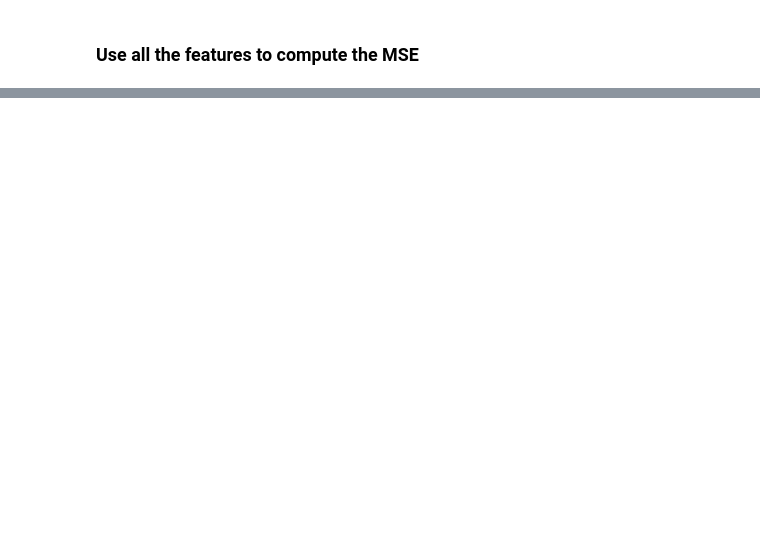
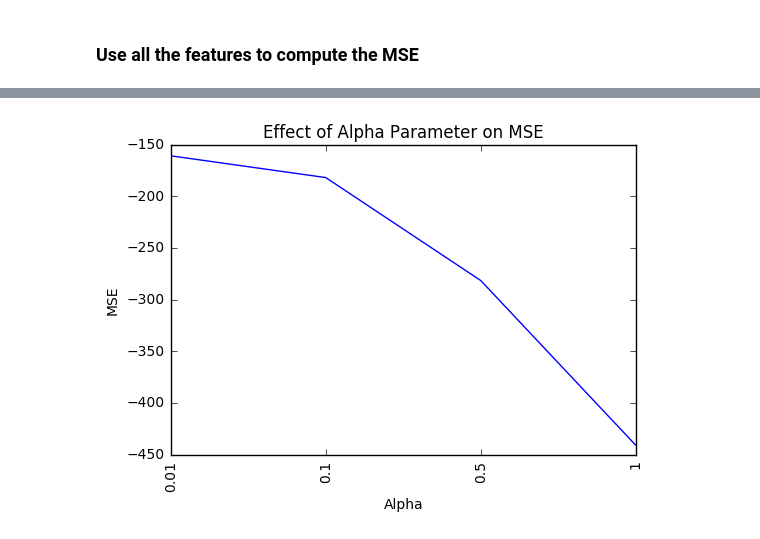
Before and after one commit to colegrigsby/401NN, a Jupyter notebook: Linear Regression.ipynb, the cells around one changed output, grey strips where cells are left out. Cells and saved outputs as stored; diff of their text form; code cells hidden in the pictures; blank space fills up the shorter version.

```diff
--- a/Linear Regression.ipynb
+++ b/Linear Regression.ipynb
@@ -136,3 +136,32 @@ def get_income_zscores(df):
         z_scores.append((income - avg) / sd)
 
     return z_scores
+# %%
+def group_highest_grade(df):
+    grades = []
+
+    for grade in df['Household Head Highest Grade Completed']:
+        grade = grade.lower().strip()
+
+        if 'programs' in grade:
+            grades.append('Program/Trade School')
+
+        elif 'preschool' in grade:
+            grades.append('Preschool')
+
+        elif 'grade' in grade or 'elementary' in grade:
+            grades.append('Elementary')
+
+        elif 'high school' in grade:
+            grades.append('High School')
+
+        elif 'college' in grade:
+            grades.append('College')
+
+        elif 'secondary' in grade:
+            grades.append('Post Secondary')
+
+        elif 'baccalaureate' in grade:
+            grades.append('Baccalaureate')
+
+    return grades
@@ -267,5 +378,7 @@ plt.show()
 # %%
-df = pd.read_csv('train.csv').dropna()
+df = pd.read_csv('train.csv').fillna('other')
 df['Income Z-Score'] = get_income_zscores(df)
+df['Household Head Highest Grade Completed'] = group_highest_grade(df)
+percentage_employed(df)
 # %%
 df.head()
@@ -272,2 +393,12 @@ df.head()
 # %%
 mse = train_lasso([1e-2, 0.1, 0.5, 1], 'both', df)
+# %%
+plt.plot(mse)
+plt.xlabel('Alpha')
+labels = [1e-2, 0.1, 0.5, 1]
+plt.xticks(range(len(labels)), labels, rotation='vertical')
+plt.ylabel('MSE')
+plt.title('Effect of Alpha Parameter on MSE')
+plt.show()
+# %% [output]
+[figure, added]
```
Also changed, not shown: parts of 12 cells of this notebook.
